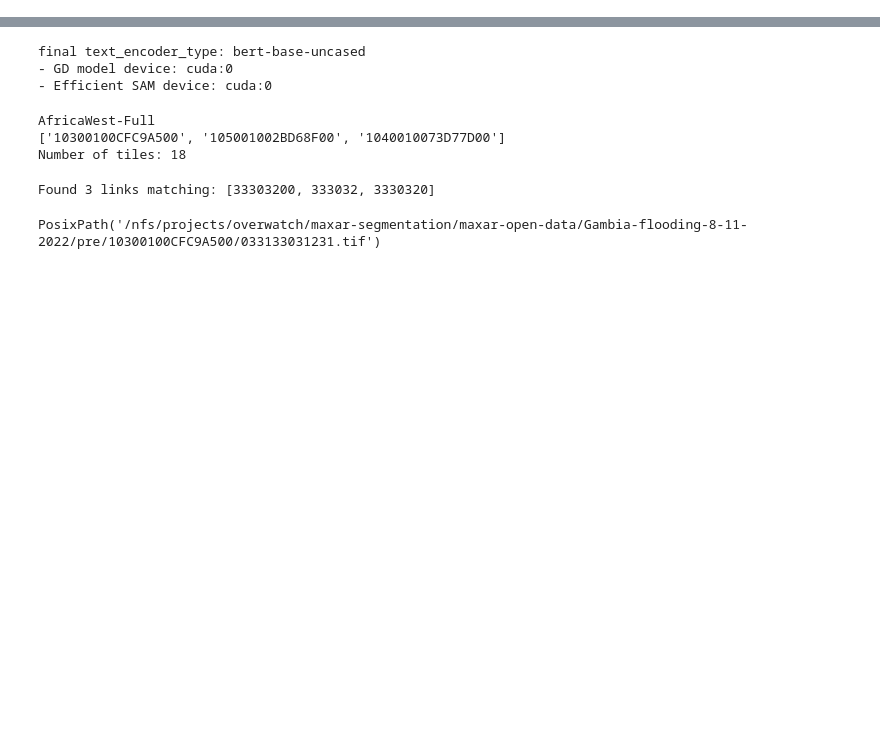
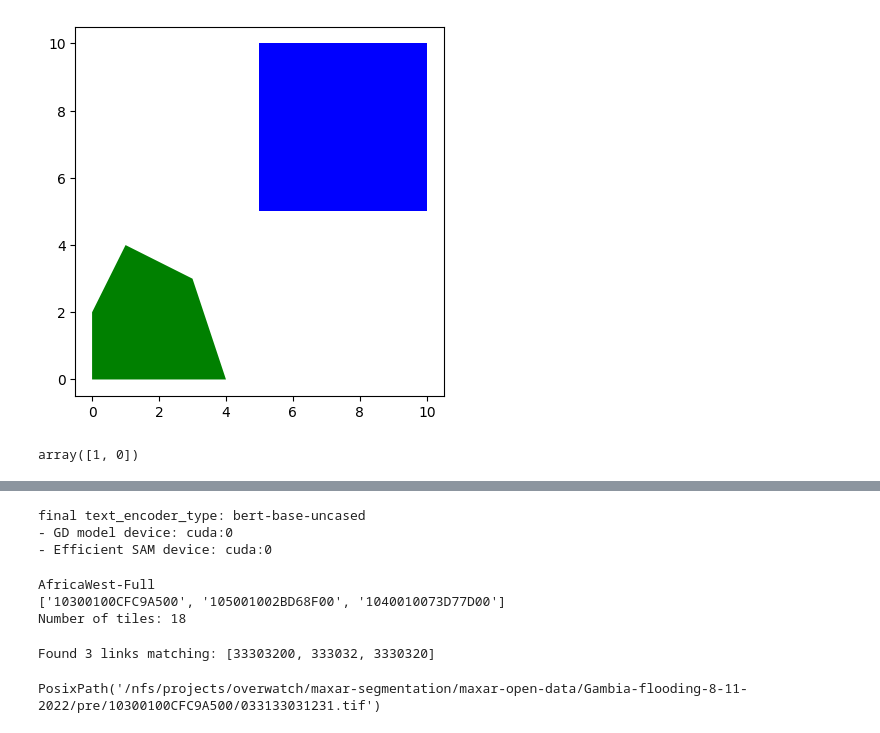
Before and after one commit to JacopoLungo/maxarSrc, a Jupyter notebook: notebooks/to_delete.ipynb, the cells around one changed output, grey strips where cells are left out. Drawn from its saved outputs; the diff is of its cells as text; code cells hidden in the pictures; blank space fills up the shorter version.

```diff
--- a/notebooks/to_delete.ipynb
+++ b/notebooks/to_delete.ipynb
@@ -0,0 +101,18 @@
+# %%
+# Create two polygons
+polygon1 = shapely.geometry.Polygon([(5, 5), (10, 5), (10, 10), (5, 10)])
+polygon2 = shapely.geometry.Polygon([(0, 0), (4, 0), (3, 3), (1,4), (0, 2)])
+
+polygon3= shapely.geometry.Polygon([(0, 8), (0, 11), (11, 11), (10, 0)])
+# Create a GeoDataFrame
+gdf = gpd.GeoDataFrame({'geometry': [polygon1,polygon2]}, crs="EPSG:4326")
+
+# Plot the GeoDataFrame
+gdf.plot(color=["blue", "green", 'yellow'])
+plt.show()
+# %% [output]
+[figure, added]
+# %%
+gdf.sindex.query(polygon3)
+# %% [output]
+array([1, 0])
```
Also changed, not shown: parts of 36 cells of this notebook, 1 other file.
